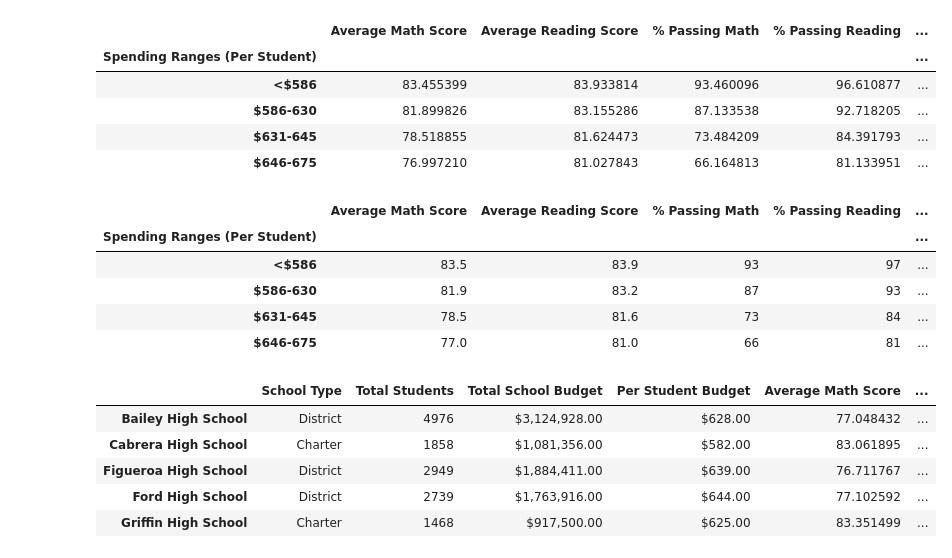
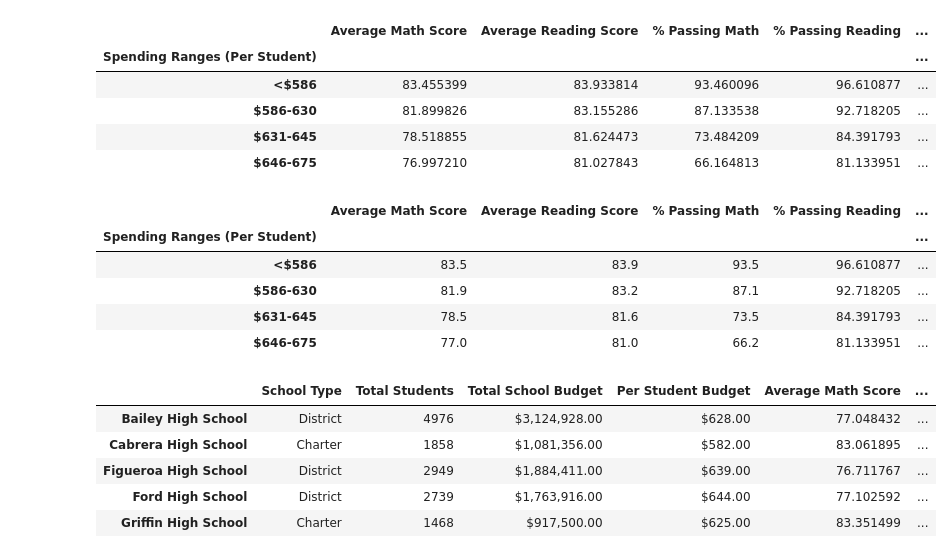
Before and after one commit to aalicardi/School_District_Analysis, a Jupyter notebook: PyCitySchools.ipynb, the cells around one changed output. Saved outputs shown, nothing was run; the diff lists cells and outputs as text; code cells hidden in the pictures.

```diff
--- a/PyCitySchools.ipynb
+++ b/PyCitySchools.ipynb
@@ -1061,23 +1081,23 @@ spending_summary_df
 # %%
 # Formatting
 spending_summary_df["Average Math Score"] = spending_summary_df["Average Math Score"].map("{:.1f}".format)
 
 spending_summary_df["Average Reading Score"] = spending_summary_df["Average Reading Score"].map("{:.1f}".format)
 
-spending_summary_df["% Passing Math"] = spending_summary_df["% Passing Math"].map("{:.0f}".format)
+spending_summary_df["% Passing Math"] = spending_summary_df["% Passing Math"].map("{:.1f}".format)
 
-spending_summary_df["% Passing Reading"] = spending_summary_df["% Passing Reading"].map("{:.0f}".format)
+spending_summary_df["% Passing Reading"] = spending_summary_df["% Passing Reading"].map("{:1f}".format)
 
-spending_summary_df["% Overall Passing"] = spending_summary_df["% Overall Passing"].map("{:.0f}".format)
+spending_summary_df["% Overall Passing"] = spending_summary_df["% Overall Passing"].map("{:.1f}".format)
 
 spending_summary_df
 # %% [output]
 |  | Average Math Score | Average Reading Score | % Passing Math | % Passing Reading | ... |
 | Spending Ranges (Per Student) |  |  |  |  | ... |
-| <$586 | 83.5 | 83.9 | 93 | 97 | ... |
-| $586-630 | 81.9 | 83.2 | 87 | 93 | ... |
-| $631-645 | 78.5 | 81.6 | 73 | 84 | ... |
-| $646-675 | 77.0 | 81.0 | 66 | 81 | ... |
+| <$586 | 83.5 | 83.9 | 93.5 | 96.610877 | ... |
+| $586-630 | 81.9 | 83.2 | 87.1 | 92.718205 | ... |
+| $631-645 | 78.5 | 81.6 | 73.5 | 84.391793 | ... |
+| $646-675 | 77.0 | 81.0 | 66.2 | 81.133951 | ... |
 # %%
 # Establish the bins.
 size_bins = [0, 999, 1999, 5000]
```
Also changed, not shown: parts of 4 cells of this notebook, 1 other file.
